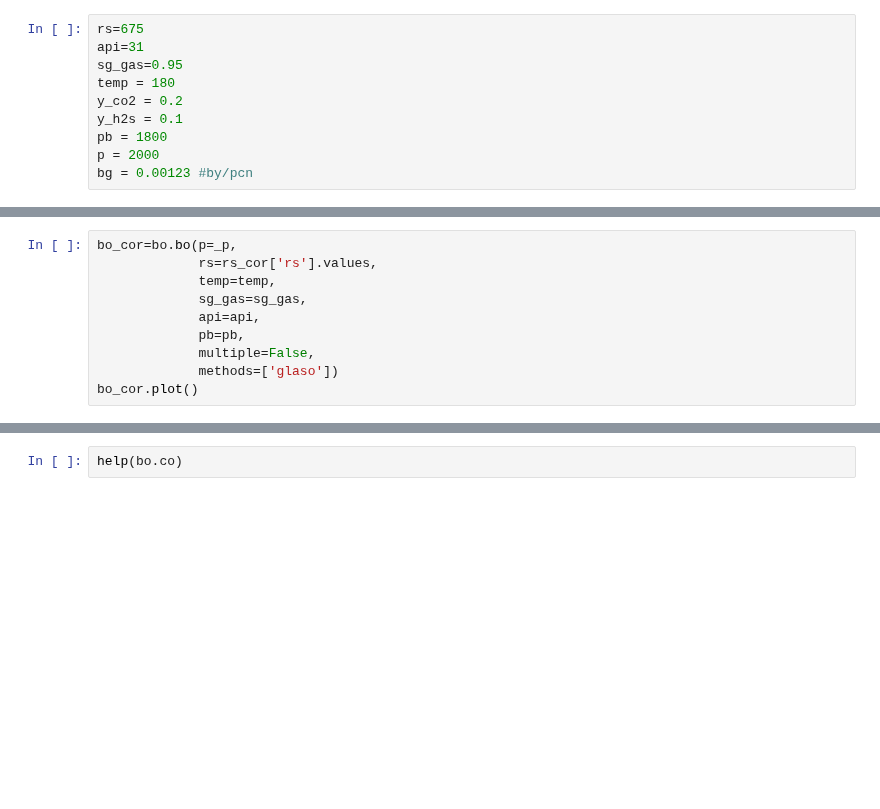
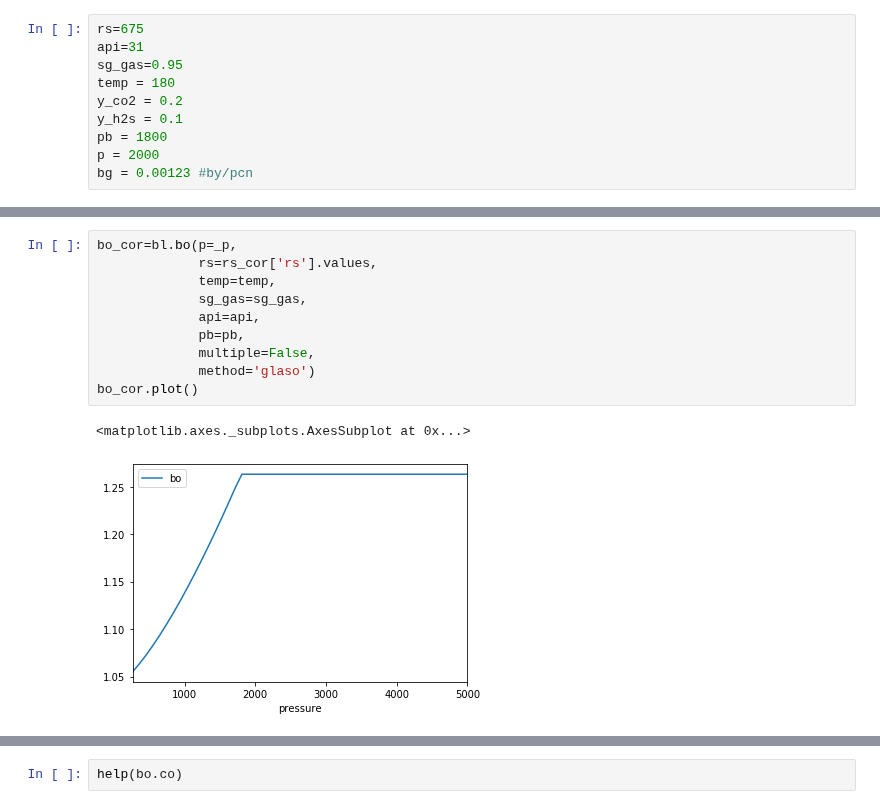
Before and after one commit to scuervo91/reservoirpy, a Jupyter notebook: examples/pvt/oil_pvt.ipynb, the cells around one changed output, grey strips where cells are left out. Drawn from its saved outputs; the diff is of its cells as text; blank space fills up the shorter version.

```diff
--- a/examples/pvt/oil_pvt.ipynb
+++ b/examples/pvt/oil_pvt.ipynb
@@ -108,11 +197,14 @@ rs_cor.plot()
 # %%
-bo_cor=bo.bo(p=_p,
+bo_cor=bl.bo(p=_p,
              rs=rs_cor['rs'].values,
              temp=temp,
              sg_gas=sg_gas,
              api=api,
              pb=pb,
              multiple=False,
-             methods=['glaso'])
+             method='glaso')
 bo_cor.plot()
+# %% [output]
+<matplotlib.axes._subplots.AxesSubplot at 0x...>
+[figure, added]
 # %%
```
Also changed, not shown: parts of 30 cells of this notebook, 2 other files.
